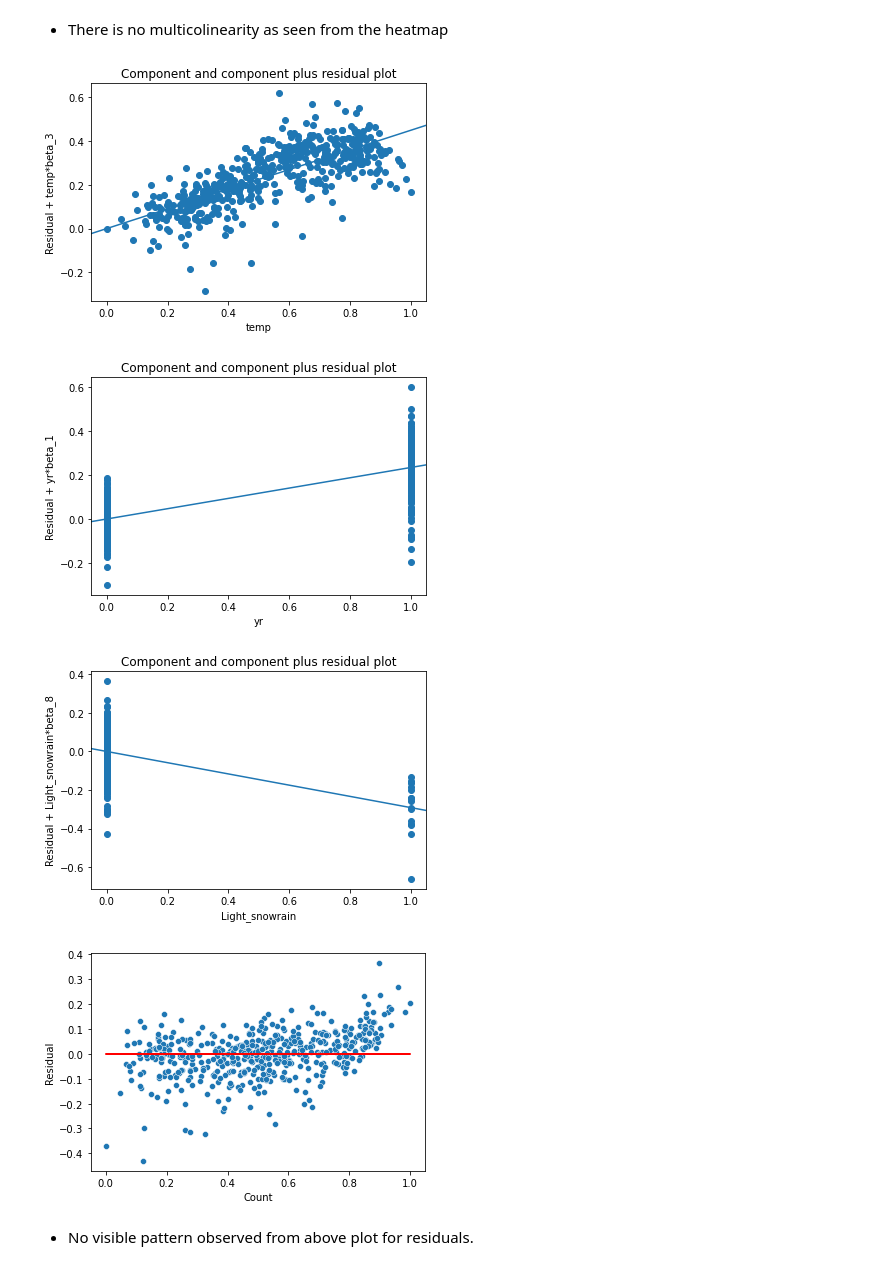
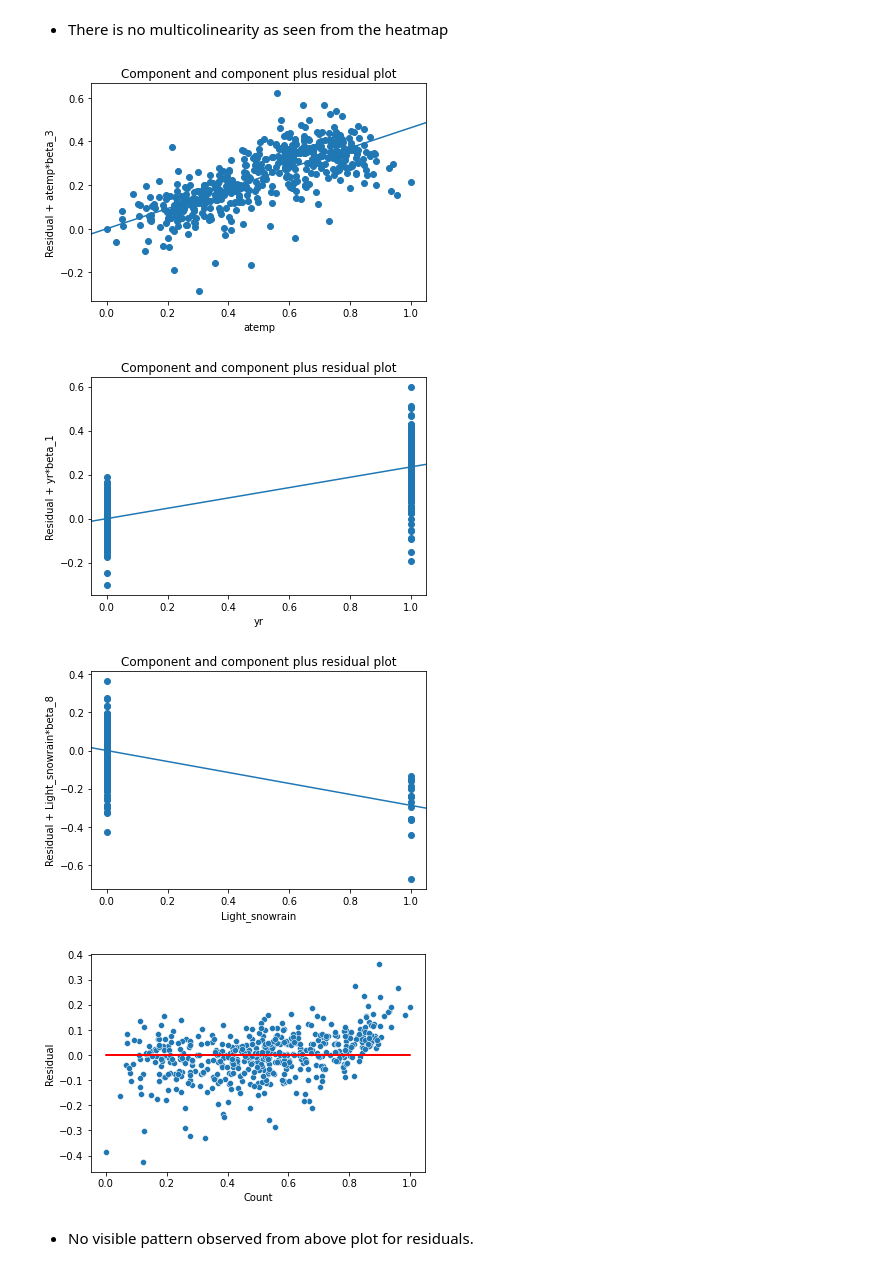
Before and after one commit to aloknarayan23/Linear-Regression-Bike-Sharing-Assignment, a Jupyter notebook: Linear_Regression_Bike_Sharing_Assignment.ipynb, the cells around one changed output. Cells and saved outputs as stored; diff of their text form; code cells hidden in the pictures.

```diff
--- a/Linear_Regression_Bike_Sharing_Assignment.ipynb
+++ b/Linear_Regression_Bike_Sharing_Assignment.ipynb
@@ -338,8 +340,8 @@ plt.show()
 # %% [output]
 [figure]
 # %%
-# droping 'atemp'
-df_train = df_train.drop('atemp', 1)
+# droping 'temp'
+df_train = df_train.drop('temp', 1)
 # %% [markdown]
 ### Dividing into X and Y sets for the model building
 # %%
@@ -679,22 +681,21 @@ plt.show()
 # %%
 # Linear relationship validation using CCPR plot
 # Component and component plus residual plot
 
-sm.graphics.plot_ccpr(lr_4, 'temp')
+sm.graphics.plot_ccpr(lr_4, 'atemp')
 plt.show()
 
 sm.graphics.plot_ccpr(lr_4, 'yr')
 plt.show()
 
 sm.graphics.plot_ccpr(lr_4, 'Light_snowrain')
 plt.show()
 # %% [output]
-[figure, old version]
+[figure, new version]
-[figure, old version]
+[figure, new version]
-[figure, old version]
+[figure, new version]
 # %%
 #Homoscedasticity
-y_train_pred = lr_4.predict(X_train_lm_4)
 residual = y_train - y_train_pred
 sns.scatterplot(y_train,residual)
 plt.plot(y_train,(y_train - y_train), '-r')
@@ -702,7 +703,7 @@ plt.xlabel('Count')
 plt.ylabel('Residual')
 plt.show()
 # %% [output]
-[figure, old version]
+[figure, new version]
 # %% [markdown]
 - No visible pattern observed from above plot for residuals.
 # %% [markdown]
```
Also changed, not shown: parts of 24 cells of this notebook, 1 other file.
